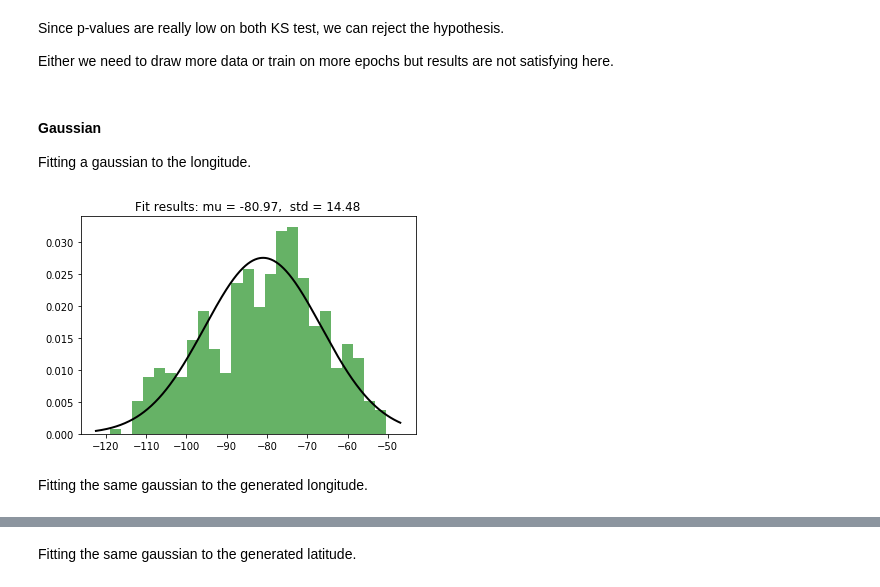
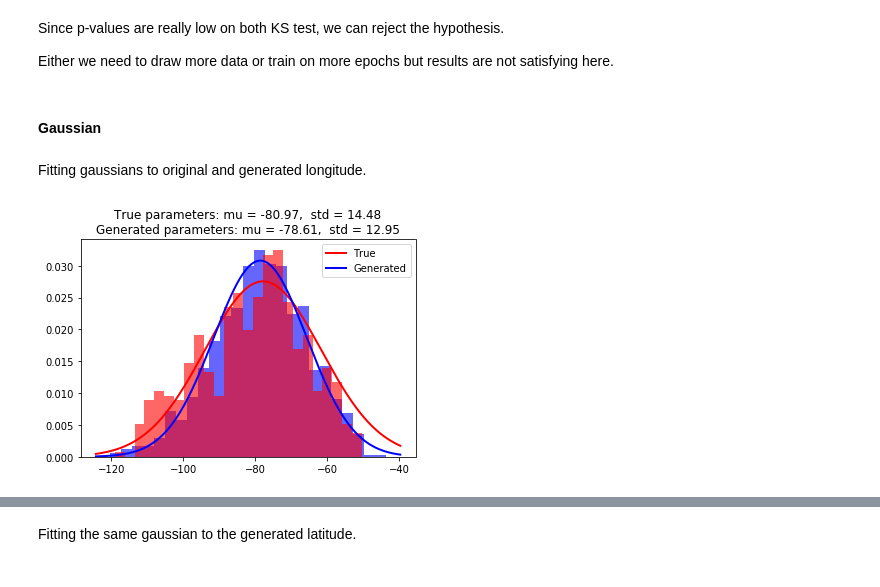
Before and after one commit to thomasgrsp/workaroundmedgan, a Jupyter notebook: notebooks/medgan_pca.ipynb, the cells around one changed output, grey strips where cells are left out. Saved outputs shown, nothing was run; the diff lists cells and outputs as text; code cells hidden in the pictures.

```diff
--- a/notebooks/medgan_pca.ipynb
+++ b/notebooks/medgan_pca.ipynb
@@ -94,9 +167,7 @@ x_lat = reg_lat.predict(comp)
 # %% [markdown]
 ## PCA and Regression : Generated Data
 # %%
-import matplotlib.pyplot as plt
-
-x_gen = np.load('../generated/synthetic_data_nam_290.npy')
+x_gen = np.load('../generated/synthetic_data_nam_150.npy')
 x_gen = np.round(x_gen)
 # %%
 comp_gen = pca.transform(x_gen)
@@ -149,20 +191,0 @@ def get_reg(path):
-# %%
-import glob
-
-fig_long, ax_long = plt.subplots()
-fig_lat, ax_lat = plt.subplots()
-pd.DataFrame({'Origin':x_long}).plot(kind='density', ax=ax_long)
-pd.DataFrame({'Origin':x_lat}).plot(kind='density', ax=ax_lat)
-
-files = glob.glob("../generated/synthetic_data_nam_*.npy")
-indices = list()
-for file in files:
-    indices.append(int(file.split('.npy')[0].split('_')[-1]))
-indices = np.sort(np.array(indices))
-
-for index, file in zip(indices, files):
-    x_gen_long, x_gen_lat = get_reg(file)
-    pd.DataFrame({index:x_gen_long}).plot(kind='density', ax=ax_long)
-    pd.DataFrame({index: x_gen_lat}).plot(kind='density', ax=ax_lat)
-plt.legend()
-plt.show()
@@ -207,24 +227,25 @@ KS Test on latitude Ks_2sampResult(statistic=0.10059919028340081, pvalue=0.00225
 Since p-values are really low on both KS test, we can reject the hypothesis.
 
 Either we need to draw more data or train on more epochs but results are not satisfying here.
-# %% [markdown]
-#### Gaussian
-
-Fitting a gaussian to the longitude.
+# %% [markdown]
+#### Gaussian
 # %%
 from scipy.stats import norm
+# %% [markdown]
+Fitting gaussians to original and generated longitude.
 # %%
-plt.hist(x_long,  bins=25, normed=True, alpha=0.6, color='g')
+plt.hist(x_gen_long, bins=25, normed=True, alpha=0.6, fc=(0, 0, 1, 0.5))
+plt.hist(x_long,  bins=25, normed=True, alpha=0.6, fc=(1, 0, 0, 0.5))
 
-mu_long, std_long = norm.fit(x_long)
+mu_gen_long, std_gen_long = norm.fit(x_gen_long)
 xmin_long, xmax_long = plt.xlim()
 vec_long = np.linspace(xmin_long, xmax_long, len(x_long))
-p_long = norm.pdf(vec_long, mu_long, std_long)
-plt.plot(vec_long, p_long, 'k', linewidth=2)
-title = "Fit results: mu = %.2f,  std = %.2f" % (mu_long, std_long)
+p_gen_long = norm.pdf(vec_long, mu_gen_long, std_gen_long)
+plt.plot(vec_long, p_long, 'r', linewidth=2, label='True')
+plt.plot(vec_long, p_gen_long, 'b', linewidth=2, label='Generated')
+title = "True parameters: mu = %.2f,  std = %.2f" % (mu_long, std_long) + "\nGenerated parameters: mu = %.2f,  std = %.2f" % (mu_gen_long, std_gen_long)
+plt.legend()
 plt.title(title)
 plt.show()
 # %% [output]
-[figure, old version]
+[figure, new version]
-# %% [markdown]
-Fitting the same gaussian to the generated longitude.
```
Also changed, not shown: parts of 22 cells of this notebook, 16 other files.
